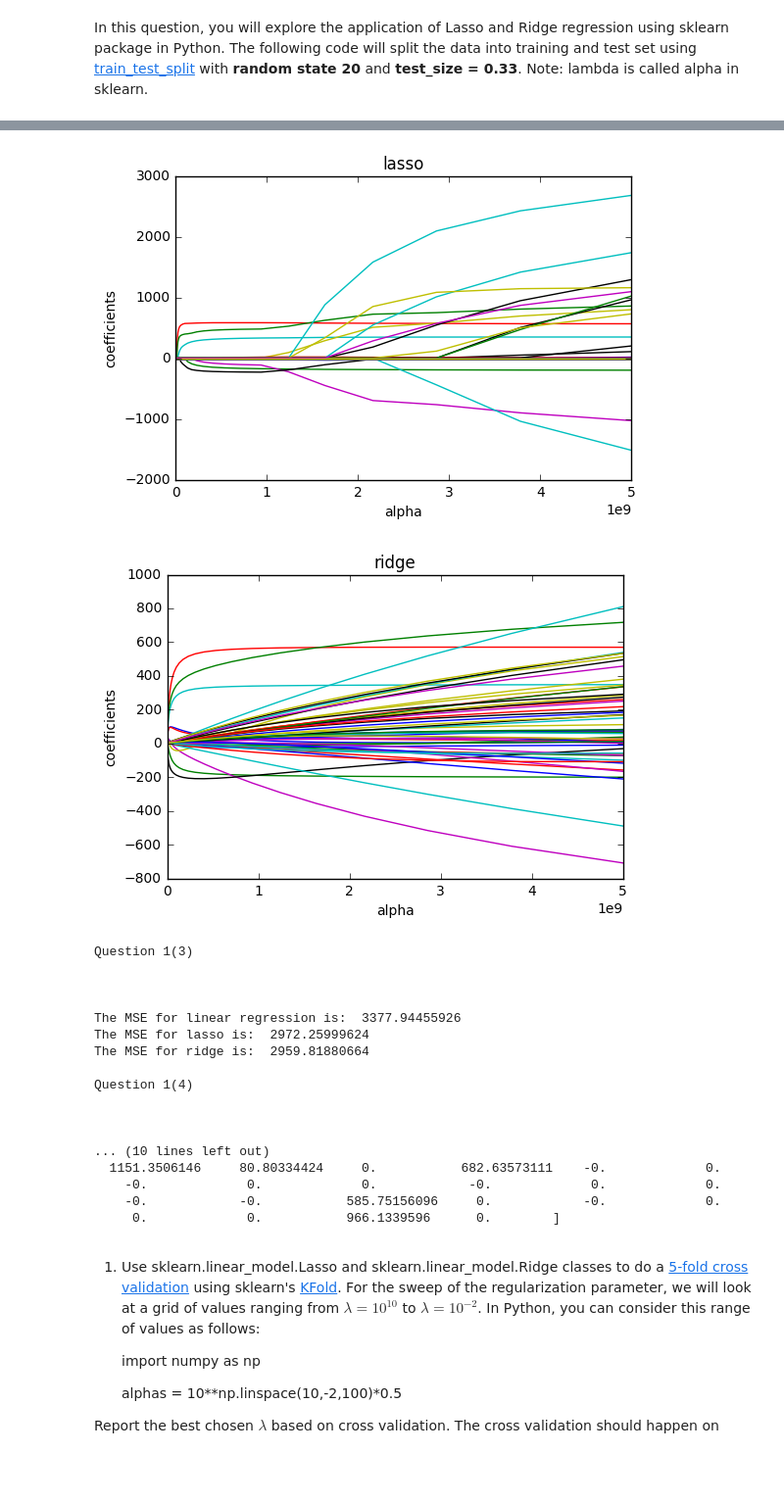
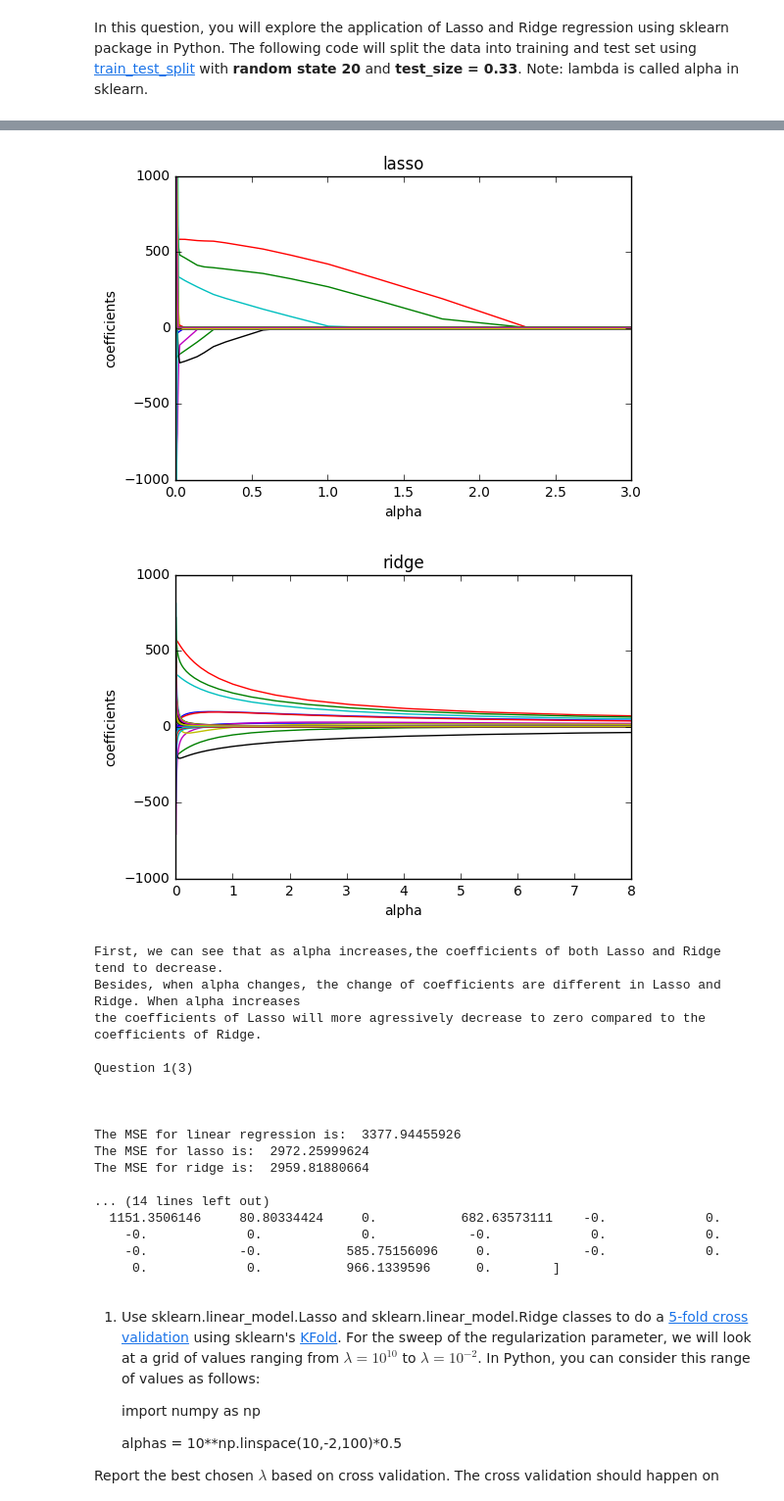
Before and after one commit to XIONGZHENGxz/DataMining, a Jupyter notebook: HW2_.ipynb, the cells around one changed output, grey strips where cells are left out. Shown at 98% size. Drawn from its saved outputs; the diff is of its cells as text; code cells hidden in the pictures; blank space fills up the shorter version.

```diff
--- a/HW2_.ipynb
+++ b/HW2_.ipynb
@@ -44,7 +44,7 @@ def rmse(estimated,target,option):
     if option=='MSE':
         return metrics.mean_squared_error(estimated,target)
     else:
-        return np.sqrt(((estimated-target)**2).mean())
+        return np.sqrt((metrics.mean_squared_error(estimated,target)))
 #function for k fold cross validation, return average RMSE or MSE
 def KFoldCV(k,X,y,model,flag):
     kf=KFold(n_splits=k)
@@ -57,7 +57,7 @@ def KFoldCV(k,X,y,model,flag):
 
 ##(1)
 print '\nQuestion 1(1)\n'
-alphas =  10**np.linspace(10,-2,100)*0.5
+alphas =  10**np.linspace(-2,10,100)*0.5
 #use dictionary to store alphas and corresponding minimum MSE
 dic_lasso={}
 dic_ridge={}
@@ -90,21 +90,26 @@ for i in range(len(alphas)):
     coefs_ridge[:,i]=ridge.coef_
 # plot
 import matplotlib.pyplot as plt
-alphas=alphas[::-1]
 plt.figure()
 for i in range(coefs_lasso.shape[0]):
     plt.plot(alphas,coefs_lasso[i,:])
 plt.title('lasso')
 plt.xlabel('alpha')
+plt.xlim([0,3])
+plt.ylim([-1000,1000])
 plt.ylabel('coefficients')
 plt.figure()
 for i in range(coefs_lasso.shape[0]):
     plt.plot(alphas,coefs_ridge[i,:])
 plt.title('ridge')
 plt.xlabel('alpha')
+plt.xlim([0,8])
+plt.ylim([-1000,1000])
 plt.ylabel('coefficients')
 plt.show()
-
+print '\nFirst, we can see that as alpha increases,the coefficients of both Lasso and Ridge tend to decrease.'
+print 'Besides, when alpha changes, the change of coefficients are different in Lasso and Ridge. When alpha increases '
+print 'the coefficients of Lasso will more agressively decrease to zero compared to the coefficients of Ridge.'
 ##(3)
 print '\nQuestion 1(3)\n'
 from sklearn.linear_model import LinearRegression
@@ -124,35 +129,39 @@ print '\n\nThe MSE for linear regression is: ',MSE_linear
 print 'The MSE for lasso is: ',MSE_lasso
 print 'The MSE for ridge is: ',MSE_ridge
 
 ##(4)
 print '\nQuestion 1(4)\n'
 from sklearn.linear_model import LassoCV
 lasso_cv=LassoCV(alphas=None,cv=10,max_iter=10000)
 lasso_cv.fit(X_train,y_train)
 alphas=lasso_cv.alphas_
 mse_path=lasso_cv.mse_path_
 min_mse=float('inf')
 min_ind=-1
 for i in range(len(alphas)):
     if(np.mean(mse_path[i,:])<min_mse):
         min_ind=i
         min_mse=np.mean(mse_path[i,:])
 best_alpha_lassocv=alphas[min_ind]
 print '\n\nThe best alpha using lassoCV is: ',best_alpha_lassocv
 lasso=Lasso(alpha=best_alpha_lassocv)
 lasso.fit(X_train,y_train)
 print '\n\nThe 55 coefficients are: \n',lasso.coef_
 # %% [output]
 Question 1(1)
 
 
 Using Lasso,the best alpha is:  0.00660970574233  the min mse is:  2958.09331656
 
 Using Ridge,the best alpha is:  0.005  the min mse is:  2979.58066896
 
 Question 1(2)
-[figure, old version]
+[figure, new version]
-[figure, old version]
+[figure, new version]
+First, we can see that as alpha increases,the coefficients of both Lasso and Ridge tend to decrease.
+Besides, when alpha changes, the change of coefficients are different in Lasso and Ridge. When alpha increases
+the coefficients of Lasso will more agressively decrease to zero compared to the coefficients of Ridge.
+
 Question 1(3)
 
 
@@ -161,11 +170,7 @@ The MSE for linear regression is:  3377.94455926
 The MSE for lasso is:  2972.25999624
 The MSE for ridge is:  2959.81880664
 
-Question 1(4)
-
-
-
-... (10 lines left out)
+... (14 lines left out)
   1151.3506146     80.80334424     0.           682.63573111    -0.             0.
     -0.             0.             0.            -0.             0.             0.
     -0.            -0.           585.75156096     0.            -0.             0.
```
Also changed, not shown: parts of 5 cells of this notebook, 2 other files.
